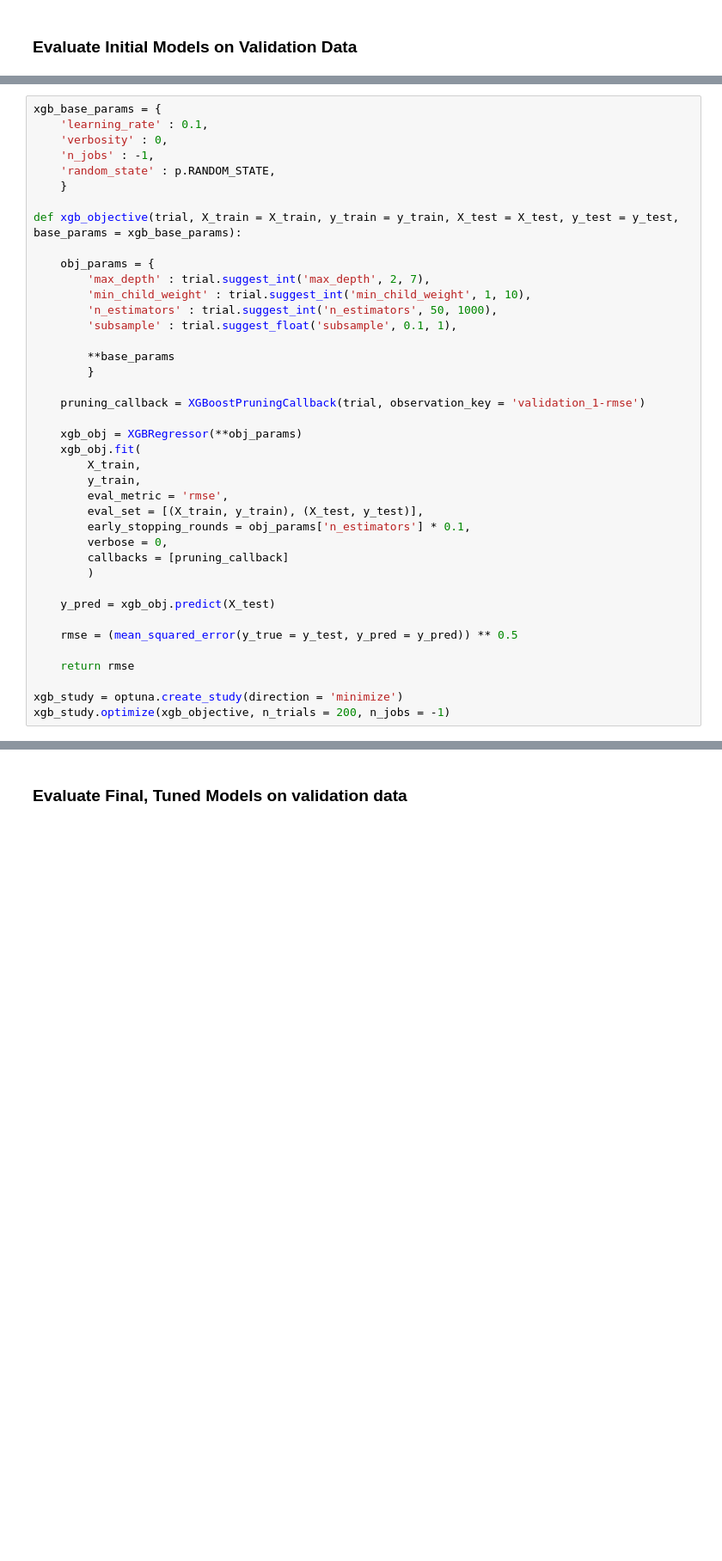
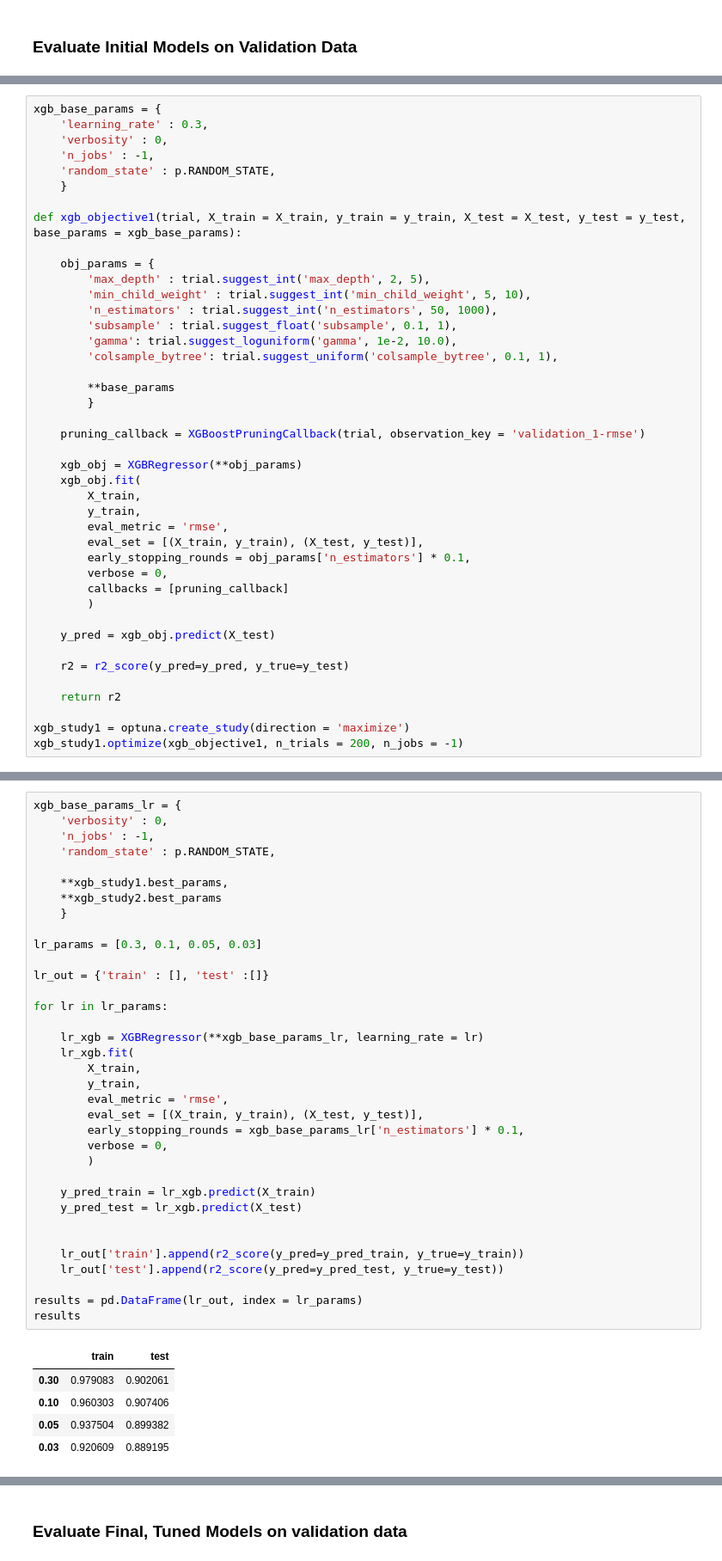
Before and after one commit to j4mes12/ITAI_Coursework, a Jupyter notebook: 05_Model_Tuning.ipynb, the cells around one changed output, grey strips where cells are left out. Shown at 86% size. Cells and saved outputs as stored; diff of their text form; blank space fills up the shorter version.

```diff
--- a/05_Model_Tuning.ipynb
+++ b/05_Model_Tuning.ipynb
@@ -65,18 +107,20 @@ pd.DataFrame(rmse, index = ['XGBoost', 'RandomForest', 'Naive Bayes'])
 # %%
 xgb_base_params = {
-    'learning_rate' : 0.1,
+    'learning_rate' : 0.3,
     'verbosity' : 0,
     'n_jobs' : -1,
     'random_state' : p.RANDOM_STATE,
     }
 
-def xgb_objective(trial, X_train = X_train, y_train = y_train, X_test = X_test, y_test = y_test, base_params = xgb_base_params):
+def xgb_objective1(trial, X_train = X_train, y_train = y_train, X_test = X_test, y_test = y_test, base_params = xgb_base_params):
 
     obj_params = {
-        'max_depth' : trial.suggest_int('max_depth', 2, 7),
-        'min_child_weight' : trial.suggest_int('min_child_weight', 1, 10),
+        'max_depth' : trial.suggest_int('max_depth', 2, 5),
+        'min_child_weight' : trial.suggest_int('min_child_weight', 5, 10),
         'n_estimators' : trial.suggest_int('n_estimators', 50, 1000),
         'subsample' : trial.suggest_float('subsample', 0.1, 1),
+        'gamma': trial.suggest_loguniform('gamma', 1e-2, 10.0),
+        'colsample_bytree': trial.suggest_uniform('colsample_bytree', 0.1, 1),
 
         **base_params
         }
@@ -96,10 +140,10 @@ def xgb_objective(trial, X_train = X_train, y_train = y_train, X_test = X_test,
 
     y_pred = xgb_obj.predict(X_test)
 
-    rmse = (mean_squared_error(y_true = y_test, y_pred = y_pred)) ** 0.5
+    r2 = r2_score(y_pred=y_pred, y_true=y_test)
 
-    return rmse
+    return r2
 
-xgb_study = optuna.create_study(direction = 'minimize')
-xgb_study.optimize(xgb_objective, n_trials = 200, n_jobs = -1)
+xgb_study1 = optuna.create_study(direction = 'maximize')
+xgb_study1.optimize(xgb_objective1, n_trials = 200, n_jobs = -1)
 # %% [output]
@@ -136,0 +222,41 @@ xgb_tuned_params
+# %%
+xgb_base_params_lr = {
+    'verbosity' : 0,
+    'n_jobs' : -1,
+    'random_state' : p.RANDOM_STATE,
+
+    **xgb_study1.best_params,
+    **xgb_study2.best_params
+    }
+
+lr_params = [0.3, 0.1, 0.05, 0.03]
+
+lr_out = {'train' : [], 'test' :[]}
+
+for lr in lr_params:
+
+    lr_xgb = XGBRegressor(**xgb_base_params_lr, learning_rate = lr)
+    lr_xgb.fit(
+        X_train,
+        y_train,
+        eval_metric = 'rmse',
+        eval_set = [(X_train, y_train), (X_test, y_test)],
+        early_stopping_rounds = xgb_base_params_lr['n_estimators'] * 0.1,
+        verbose = 0,
+        )
+
+    y_pred_train = lr_xgb.predict(X_train)
+    y_pred_test = lr_xgb.predict(X_test)
+
+
+    lr_out['train'].append(r2_score(y_pred=y_pred_train, y_true=y_train))
+    lr_out['test'].append(r2_score(y_pred=y_pred_test, y_true=y_test))
+
+results = pd.DataFrame(lr_out, index = lr_params)
+results
+# %% [output]
+|  | train | test |
+| 0.30 | 0.979083 | 0.902061 |
+| 0.10 | 0.960303 | 0.907406 |
+| 0.05 | 0.937504 | 0.899382 |
+| 0.03 | 0.920609 | 0.889195 |
```
Also changed, not shown: parts of 56 cells of this notebook, 2 other files.
